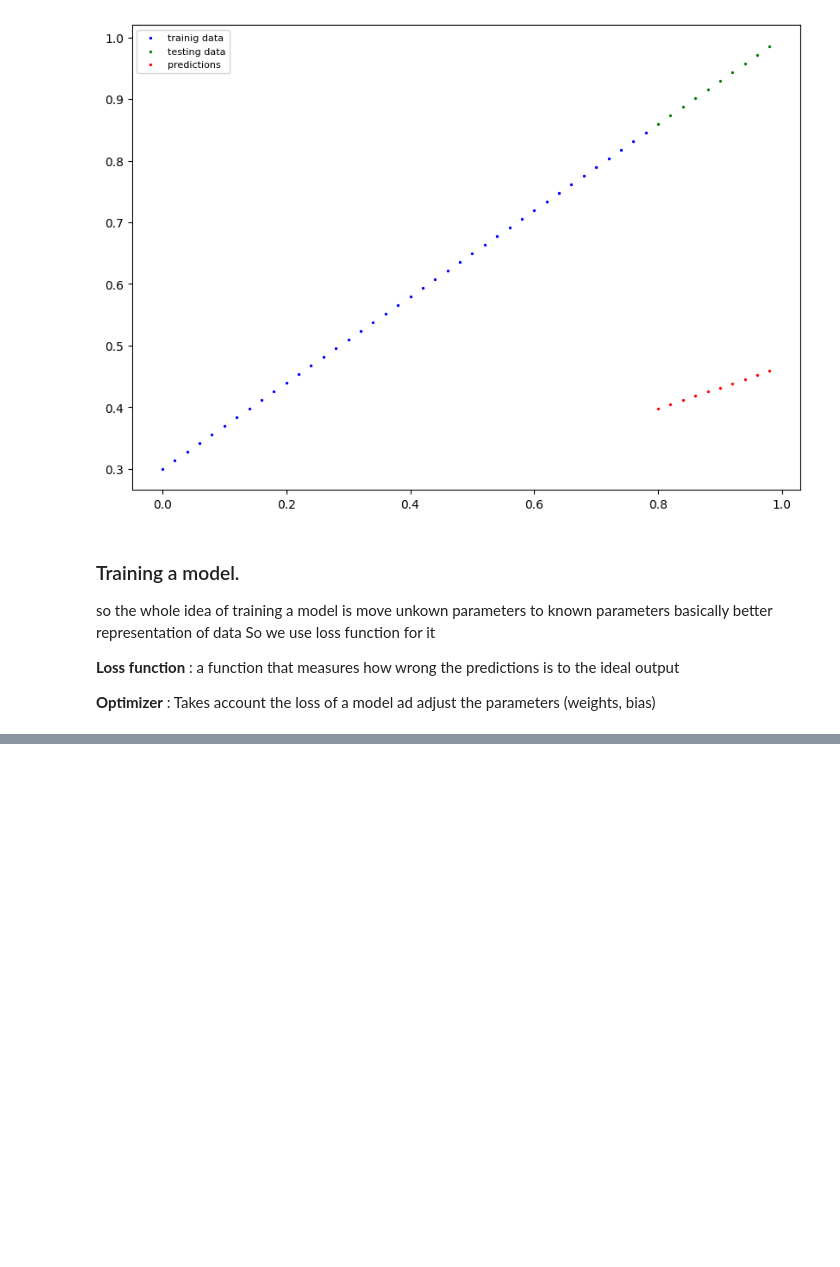
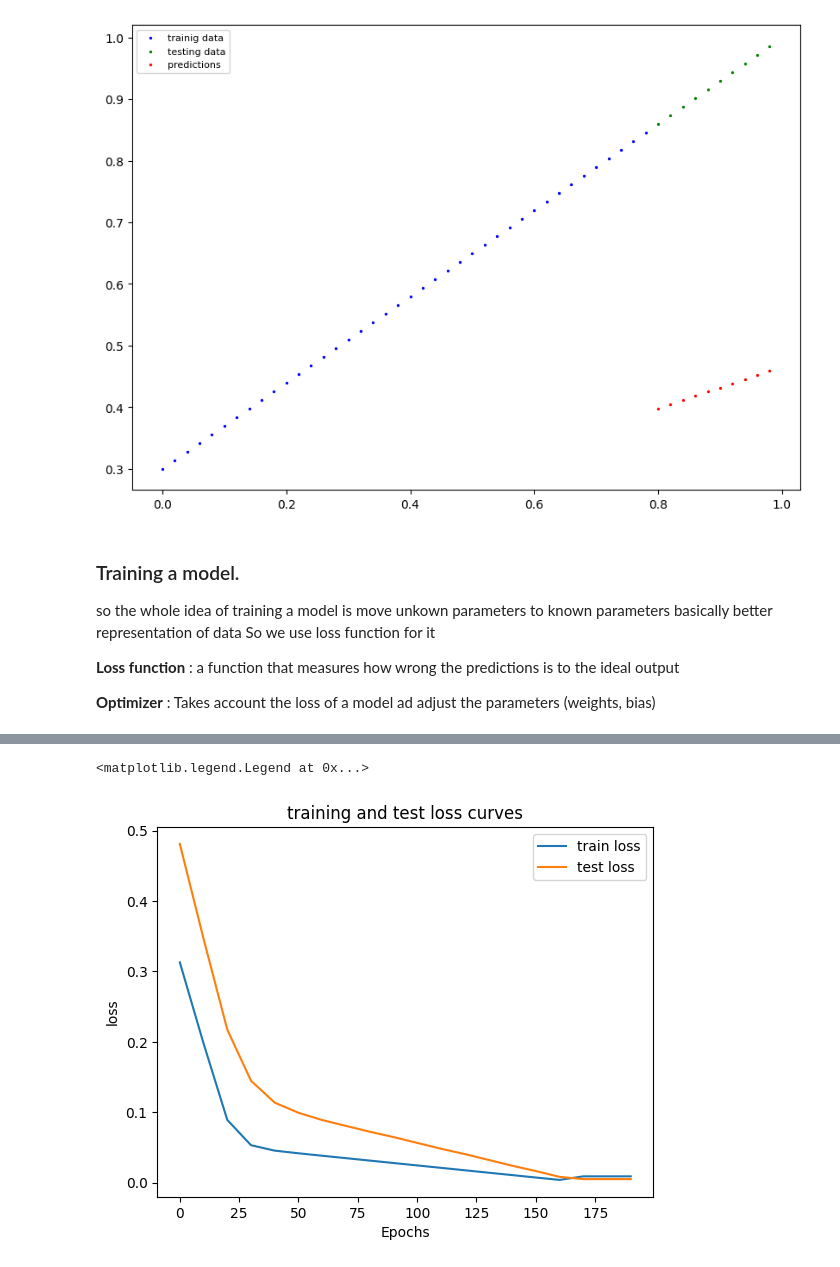
Before and after one commit to mdnazishpatel/Machine_learning, a Jupyter notebook: PyTorch_workflow.ipynb, the cells around one changed output, grey strips where cells are left out. Saved outputs shown, nothing was run; the diff lists cells and outputs as text; code cells hidden in the pictures; blank space fills up the shorter version.

```diff
--- a/PyTorch_workflow.ipynb
+++ b/PyTorch_workflow.ipynb
@@ -171,15 +171,21 @@ optimizer = torch.optim.SGD(params=model_0.parameters(),
                             lr=0.01)
 # %%
 
-epoches = 50  # one loop through data
+import numpy as np
+epoches = 200  # one loop through data
+epoch_count = []
+loss_count = []
+test_loss_value = []
+
 for epoch in range(epoches):
+
   # setting the model into training mode
   model_0.train()
   # Forawrdpass()
   y_preds = model_0(X_train)
   # Calculate loss
   loss = loss_fn(y_preds, y_train)
-  print(f"loss = {loss}")
+
   # Optimizer zero grad
   optimizer.zero_grad()
   # perform backpropagatation on the loss
@@ -187,5 +193,17 @@ for epoch in range(epoches):
   # perform gardient descent
   optimizer.step()
   model_0.eval()
-  print(model_0.state_dict())
+
+  with torch.inference_mode():
+     test_predict = model_0(X_test)
+     test_loss = loss_fn(test_predict, y_test)
+
+
+  if epoch % 10 == 0:
+    epoch_count.append(epoch)
+    loss_count.append(loss.item())
+    test_loss_value.append(test_loss.item())
+    print(f"Epoch: {epoch} | Loss: {loss} | Test loss: {test_loss}")
+
+    print(model_0.state_dict())
 # %% [output]
@@ -209,2 +248,12 @@ OrderedDict({'weights': tensor([0.5784]), 'bias': tensor([0.3513])})
+# %%
+plt.plot(epoch_count, np.array(torch.tensor(loss_count).numpy()), label="train loss")
+plt.plot(epoch_count, test_loss_value, label="test loss")
+plt.title("training and test loss curves")
+plt.ylabel("loss")
+plt.xlabel("Epochs")
+plt.legend()
+# %% [output]
+<matplotlib.legend.Legend at 0x...>
+[figure, added]
 # %%
 with torch.inference_mode():
```
Also changed, not shown: parts of 5 cells of this notebook.
